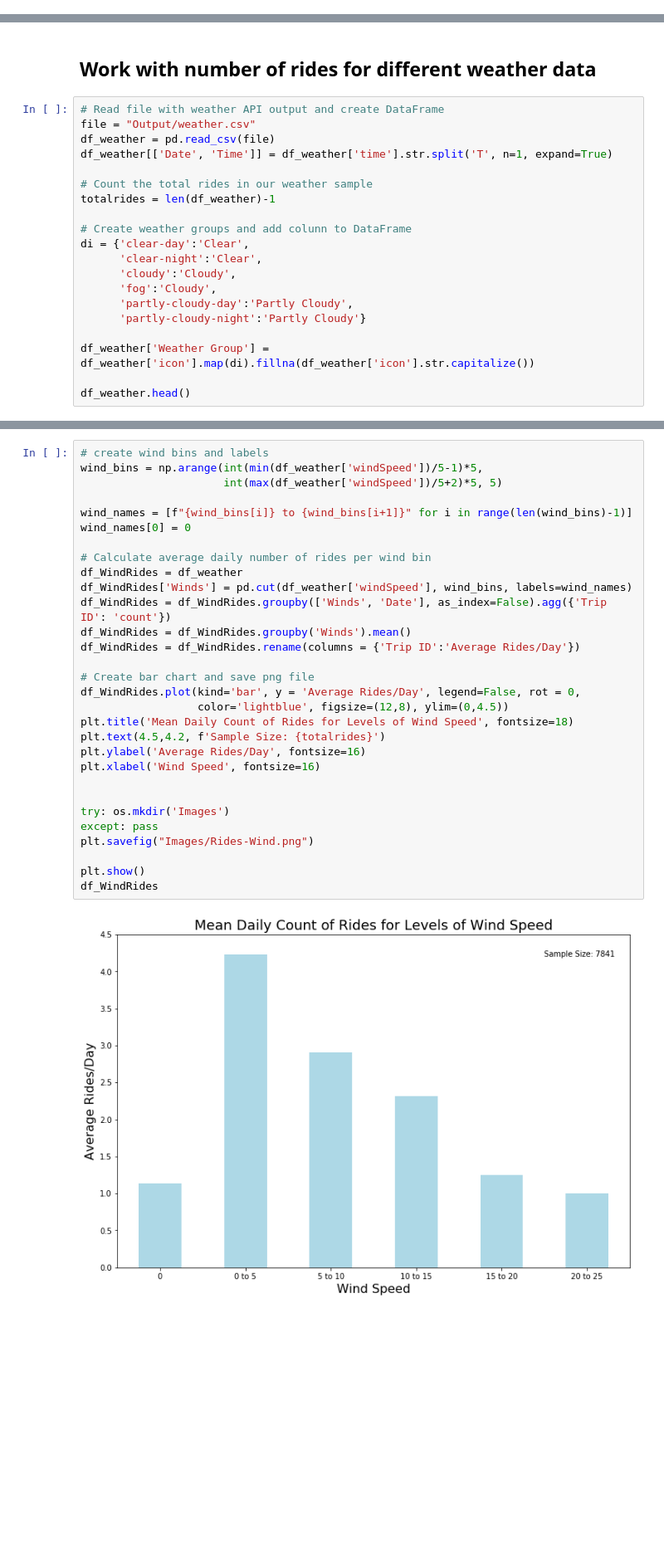
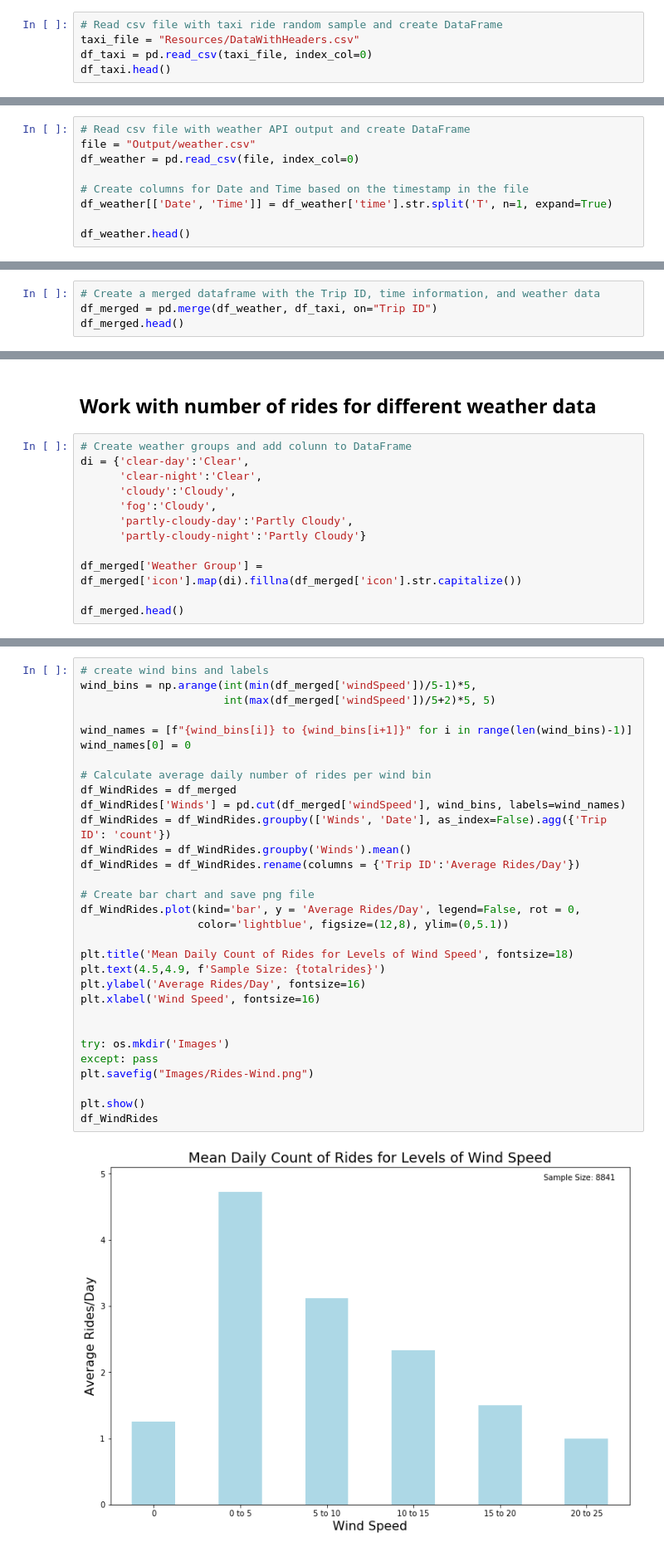
Before and after one commit to peterjorphan/07-project_one, a Jupyter notebook: Data Analysis.ipynb, the cells around one changed output, grey strips where cells are left out. Shown at 83% size. Drawn from its saved outputs; the diff is of its cells as text; blank space fills up the shorter version.

Commit message:
incomrporated heat map into Data Analysis, updated plots for 8841 sample size, removed duplicates

```diff
--- a/Data Analysis.ipynb
+++ b/Data Analysis.ipynb
@@ -7,0 +11,5 @@ from api_keys import gkey
+# %%
+# Read csv file with taxi ride random sample and create DataFrame
+taxi_file = "Resources/DataWithHeaders.csv"
+df_taxi = pd.read_csv(taxi_file, index_col=0)
+df_taxi.head()
@@ -7,0 +24,9 @@ from api_keys import gkey
+# %%
+# Read csv file with weather API output and create DataFrame
+file = "Output/weather.csv"
+df_weather = pd.read_csv(file, index_col=0)
+
+# Create columns for Date and Time based on the timestamp in the file
+df_weather[['Date', 'Time']] = df_weather['time'].str.split('T', n=1, expand=True)
+
+df_weather.head()
@@ -7,0 +40,4 @@ from api_keys import gkey
+# %%
+# Create a merged dataframe with the Trip ID, time information, and weather data
+df_merged = pd.merge(df_weather, df_taxi, on="Trip ID")
+df_merged.head()
@@ -8,14 +84,6 @@ from api_keys import gkey
 # %% [markdown]
 ## Work with number of rides for different weather data
 # %%
-# Read file with weather API output and create DataFrame
-file = "Output/weather.csv"
-df_weather = pd.read_csv(file)
-df_weather[['Date', 'Time']] = df_weather['time'].str.split('T', n=1, expand=True)
-
-# Count the total rides in our weather sample
-totalrides = len(df_weather)-1
-
 # Create weather groups and add colunn to DataFrame
 di = {'clear-day':'Clear',
       'clear-night':'Clear',
@@ -24,7 +92,7 @@ di = {'clear-day':'Clear',
       'partly-cloudy-day':'Partly Cloudy',
       'partly-cloudy-night':'Partly Cloudy'}
 
-df_weather['Weather Group'] = df_weather['icon'].map(di).fillna(df_weather['icon'].str.capitalize())
+df_merged['Weather Group'] = df_merged['icon'].map(di).fillna(df_merged['icon'].str.capitalize())
 
-df_weather.head()
+df_merged.head()
 # %% [output]
@@ -160,35 +238,36 @@ df_PreRides
 | 0.3 to 0.4 | 1.000000 |
 # %%
 # create wind bins and labels
-wind_bins = np.arange(int(min(df_weather['windSpeed'])/5-1)*5,
-                      int(max(df_weather['windSpeed'])/5+2)*5, 5)
+wind_bins = np.arange(int(min(df_merged['windSpeed'])/5-1)*5,
+                      int(max(df_merged['windSpeed'])/5+2)*5, 5)
 
 wind_names = [f"{wind_bins[i]} to {wind_bins[i+1]}" for i in range(len(wind_bins)-1)]
 wind_names[0] = 0
 
 # Calculate average daily number of rides per wind bin
-df_WindRides = df_weather
-df_WindRides['Winds'] = pd.cut(df_weather['windSpeed'], wind_bins, labels=wind_names)
+df_WindRides = df_merged
+df_WindRides['Winds'] = pd.cut(df_merged['windSpeed'], wind_bins, labels=wind_names)
 df_WindRides = df_WindRides.groupby(['Winds', 'Date'], as_index=False).agg({'Trip ID': 'count'})
 df_WindRides = df_WindRides.groupby('Winds').mean()
 df_WindRides = df_WindRides.rename(columns = {'Trip ID':'Average Rides/Day'})
 
 # Create bar chart and save png file
 df_WindRides.plot(kind='bar', y = 'Average Rides/Day', legend=False, rot = 0,
-                  color='lightblue', figsize=(12,8), ylim=(0,4.5))
+                  color='lightblue', figsize=(12,8), ylim=(0,5.1))
+
 plt.title('Mean Daily Count of Rides for Levels of Wind Speed', fontsize=18)
-plt.text(4.5,4.2, f'Sample Size: {totalrides}')
+plt.text(4.5,4.9, f'Sample Size: {totalrides}')
 plt.ylabel('Average Rides/Day', fontsize=16)
 plt.xlabel('Wind Speed', fontsize=16)
 
 
 try: os.mkdir('Images')
 except: pass
 plt.savefig("Images/Rides-Wind.png")
 
 plt.show()
 df_WindRides
 # %% [output]
-[figure, old version]
+[figure, new version]
 |  | Average Rides/Day |
 | Winds |  |
```
Also changed, not shown: parts of 16 cells of this notebook, 6 other files.
